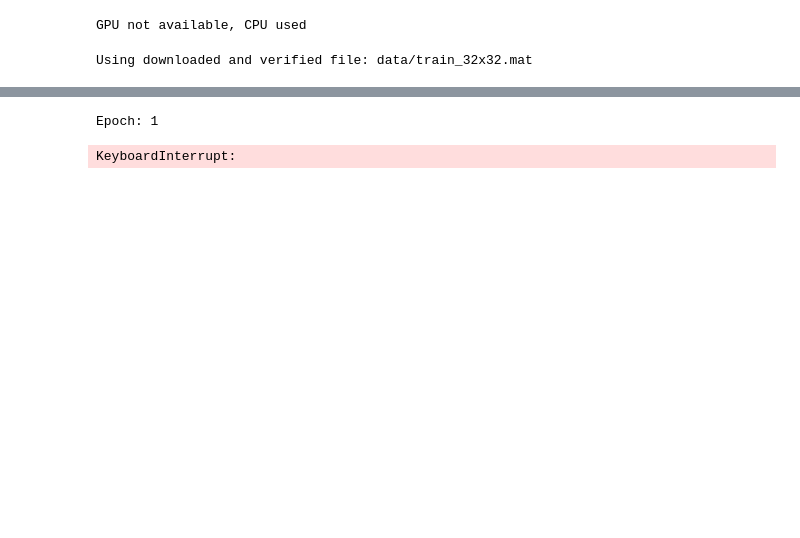
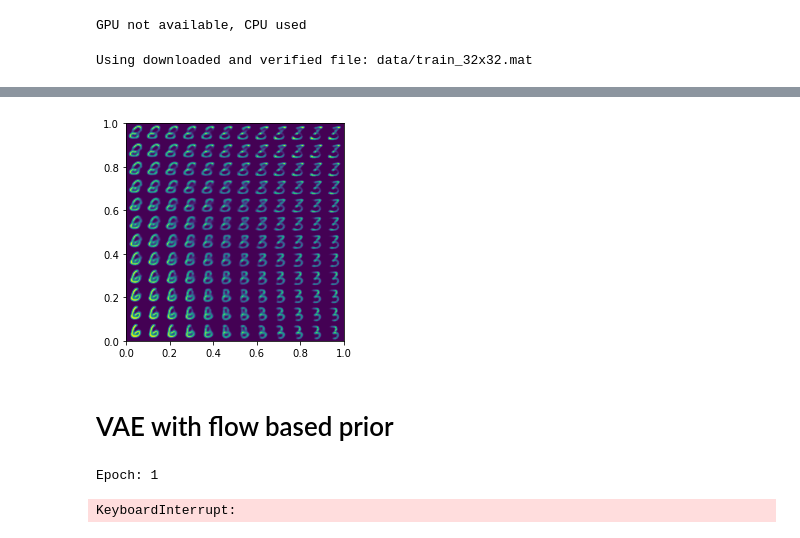
Before and after one commit to MarcB77/DL_4A, a Jupyter notebook: VAE.ipynb, the cells around one changed output, grey strips where cells are left out. Drawn from its saved outputs; the diff is of its cells as text; code cells hidden in the pictures; blank space fills up the shorter version.

```diff
--- a/VAE.ipynb
+++ b/VAE.ipynb
@@ -88,21 +90,17 @@ class Decoder(nn.Module):
         return self.decoder(x)
 
 class GaussianPrior(nn.Module):
-    def __init__(self, batch_size, latent_size=100):
+    def __init__(self, latent_size=100):
         super(GaussianPrior, self).__init__()
         self.latent_size = latent_size
-        self.p = torch.distributions.Normal(
-            torch.zeros((batch_size, self.latent_size)),
-            torch.ones((batch_size, self.latent_size))
-        )
 
     def sample(self, batch_size):
         z = torch.randn((batch_size, self.latent_size))
         return z
 
     def log_prob(self, z):
-
-        return self.p.log_prob(z)
+        PI = torch.from_numpy(np.asarray(np.pi)).to(device)
+        return -0.5 * torch.log(2. * PI) - 0.5 * z**2.
 
 
 class VAE(nn.Module):
@@ -192,3 +242,24 @@ KeyboardInterrupt:
+# %%
+def plot_manifold_sample(net, img_dim, n=12):
+    w = 32
+    img = np.zeros((n*w, n*w))
+
+    s, e1, e2 = prior.sample(3)
+
+    for i, y in enumerate(np.linspace(0, 1, n)):
+        for j, x in enumerate(np.linspace(0, 1, n)):
+
+            z = s + (e1-s) * x + (e2-s) * y
+            generated_image = net.decoder(z.view(-1,100)).view(1, 32,32)
+
+            img[(n-1-i)*w:(n-1-i+1)*w, j*w:(j+1)*w] = generated_image.detach().numpy()
+    plt.imshow(img, extent=[0, 1, 0, 1])
+
+plot_manifold_sample(net, 1)
+# %% [output]
+[figure, added]
+# %% [markdown]
+# VAE with flow based prior
 # %%
 
 # From https://github.com/jmtomczak/intro_dgm/blob/main/vaes/vae_priors_example.ipynb
```
Also changed, not shown: parts of 9 cells of this notebook, 47 other files.
